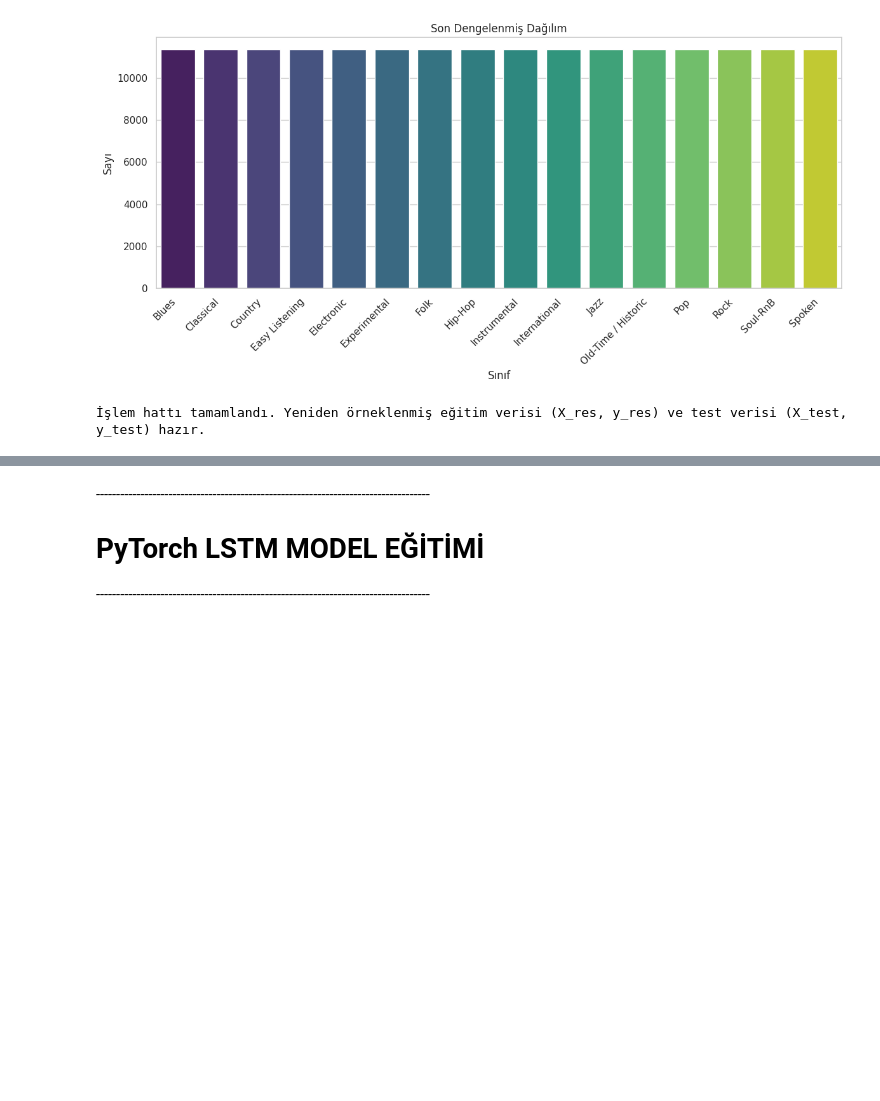
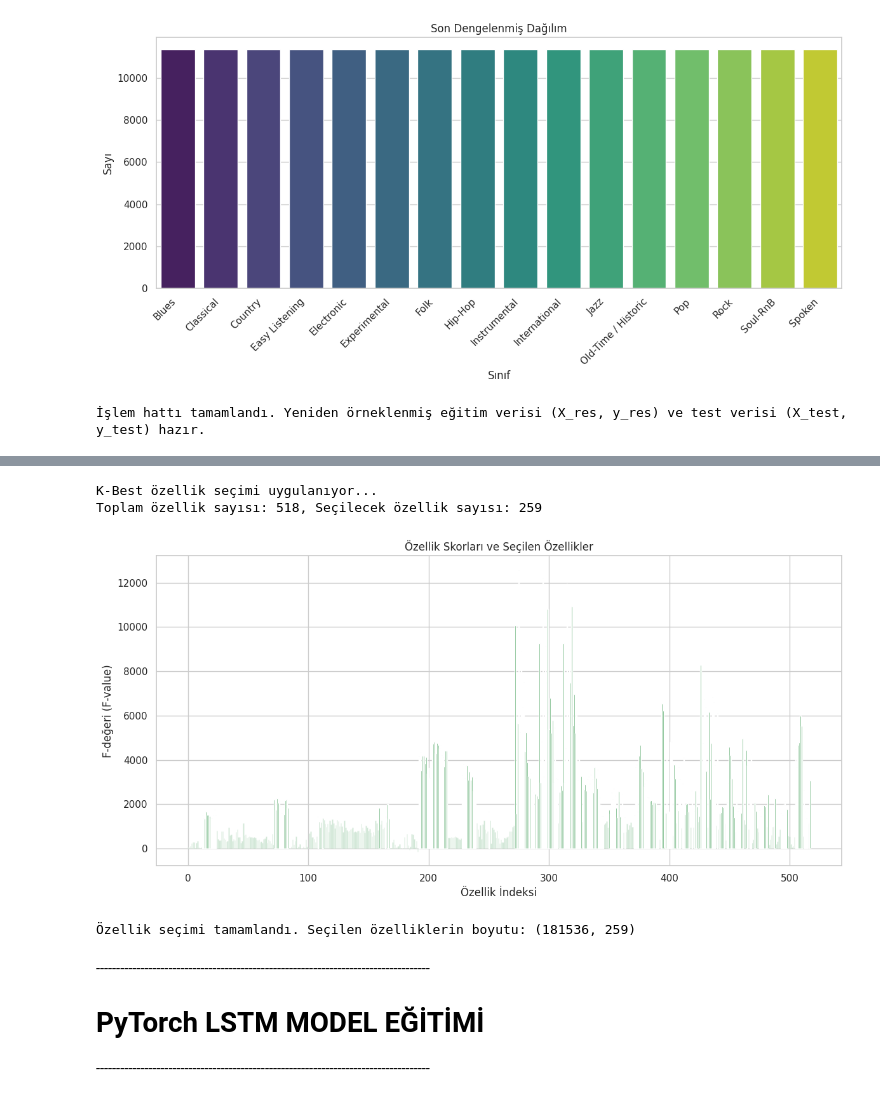
Before and after one commit to merdanyurtsever/BIL328-Muhendislik-Projesi, a Jupyter notebook: Main.ipynb, the cells around one changed output, grey strips where cells are left out. Drawn from its saved outputs; the diff is of its cells as text; code cells hidden in the pictures; blank space fills up the shorter version.

```diff
--- a/Main.ipynb
+++ b/Main.ipynb
@@ -223,3 +228,40 @@ Sınıf 15 (Spoken): 11346 örnek
+# %%
+# K-Best özellik seçimi uygulaması
+print('\nK-Best özellik seçimi uygulanıyor...')
+
+# Özellik sayısının yarısını seçelim
+k = X_res.shape[1] // 2
+print(f"Toplam özellik sayısı: {X_res.shape[1]}, Seçilecek özellik sayısı: {k}")
+
+# SelectKBest ile özellik seçimi
+selector = SelectKBest(score_func=f_classif, k=k)
+X_res_selected = selector.fit_transform(X_res, y_res)
+X_test_selected = selector.transform(X_test)
+
+# Hangi özelliklerin seçildiğini gösteren görselleştirme
+selected_mask = selector.get_support()
+scores = selector.scores_
+feature_indices = np.arange(len(selected_mask))
+
+plt.figure(figsize=(12, 6))
+plt.bar(feature_indices, scores, alpha=0.3, color='g')
+plt.bar(feature_indices[selected_mask], scores[selected_mask], color='g')
+plt.title('Özellik Skorları ve Seçilen Özellikler')
+plt.xlabel('Özellik İndeksi')
+plt.ylabel('F-değeri (F-value)')
+plt.tight_layout()
+plt.show()
+
+print(f"Özellik seçimi tamamlandı. Seçilen özelliklerin boyutu: {X_res_selected.shape}")
+
+# Orijinal veriyi güncellenmiş veri ile değiştirelim
+X_res = X_res_selected
+X_test = X_test_selected
+# %% [output]
+K-Best özellik seçimi uygulanıyor...
+Toplam özellik sayısı: 518, Seçilecek özellik sayısı: 259
+[figure, added]
+Özellik seçimi tamamlandı. Seçilen özelliklerin boyutu: (181536, 259)
 # %% [markdown]
 *-----------------------------------------------------------------------------------*
 # PyTorch LSTM MODEL EĞİTİMİ
```
Also changed, not shown: parts of 7 cells of this notebook, 1 other file.
